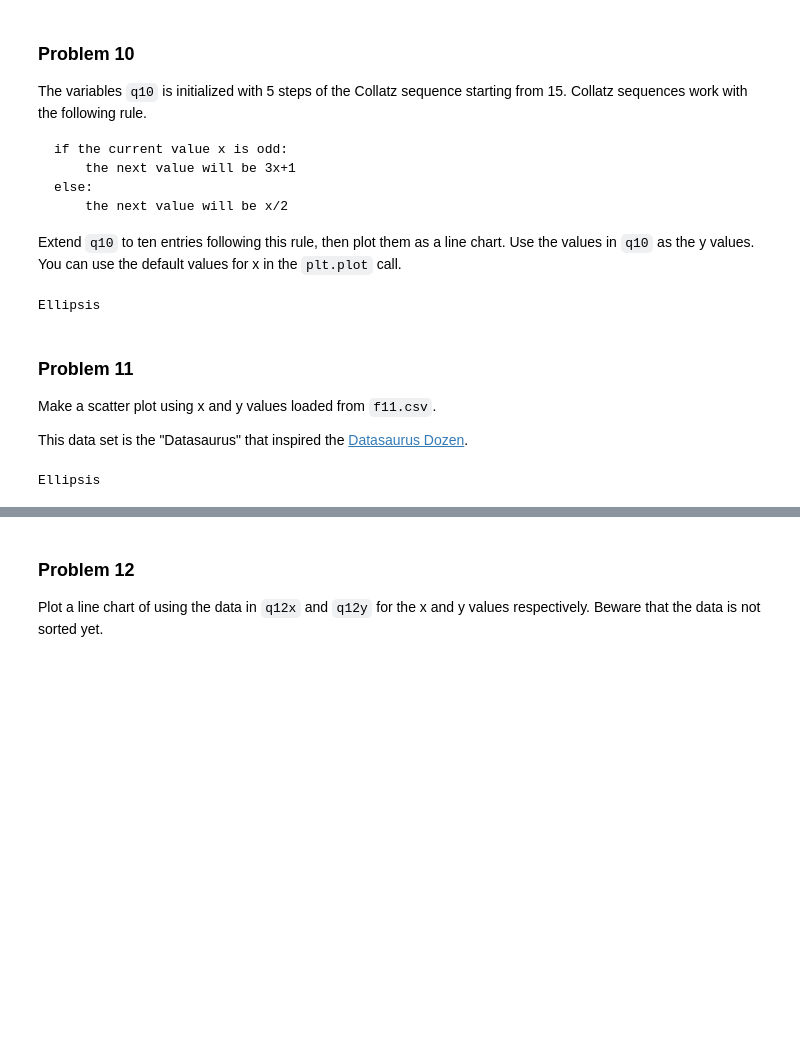
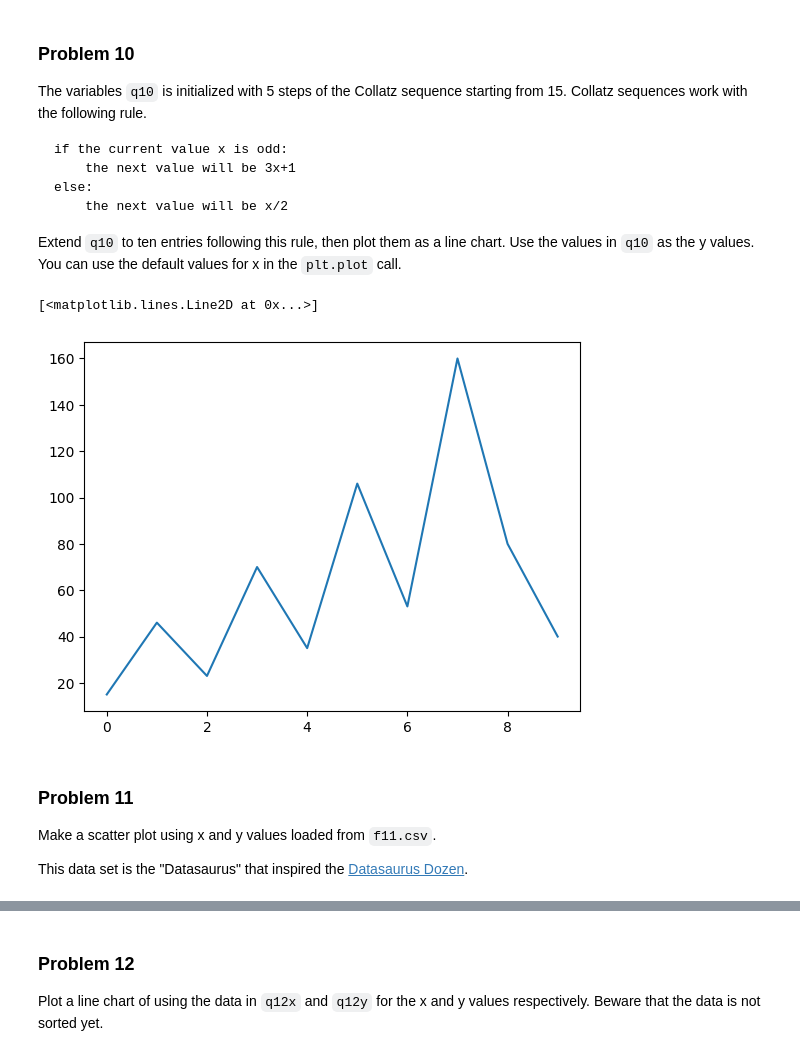
Before and after one commit to ktennant5378/dx602-homework-05, a Jupyter notebook: homework.ipynb, the cells around one changed output, grey strips where cells are left out. Saved outputs shown, nothing was run; the diff lists cells and outputs as text; code cells hidden in the pictures; blank space fills up the shorter version.

```diff
--- a/homework.ipynb
+++ b/homework.ipynb
@@ -273,21 +274,26 @@ You can use the default values for x in the `plt.plot` call.
 # DO NOT CHANGE
 
 q10 = [15, 46, 23, 70, 35]
-# %%
-# YOUR CHANGES HERE
-
-...
-# %% [output]
-Ellipsis
+# %%
+# YOUR CHANGES HERE
+
+def Collaz(x):
+    if x % 2 == 1:
+        return 3*x + 1
+    else:
+        return x/2
+
+while len(q10) < 10:
+    next_val = Collaz(q10[-1])
+    q10.append(next_val)
+
+plt.plot(q10)
+# %% [output]
+[<matplotlib.lines.Line2D at 0x...>]
+[figure, added]
 # %% [markdown]
 ### Problem 11
 
 Make a scatter plot using x and y values loaded from `f11.csv`.
 
 This data set is the "Datasaurus" that inspired the [Datasaurus Dozen](https://www.research.autodesk.com/publications/same-stats-different-graphs/).
-# %%
-# YOUR CHANGES HERE
-
-...
-# %% [output]
-Ellipsis
```
Also changed, not shown: parts of 3 cells of this notebook.
